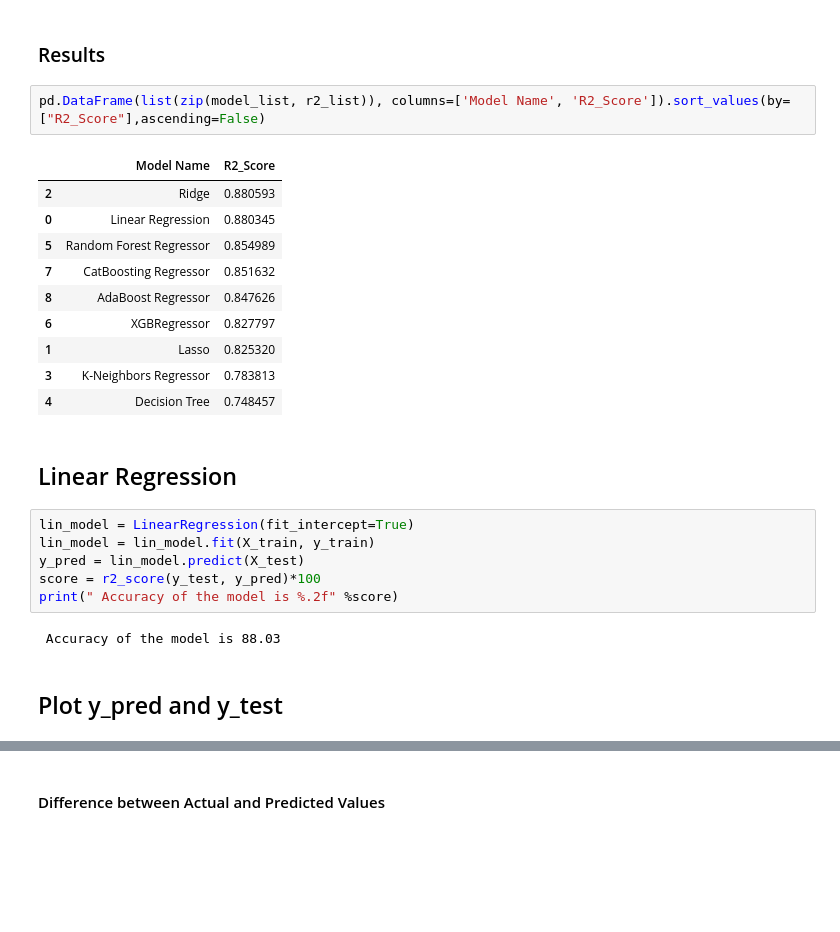
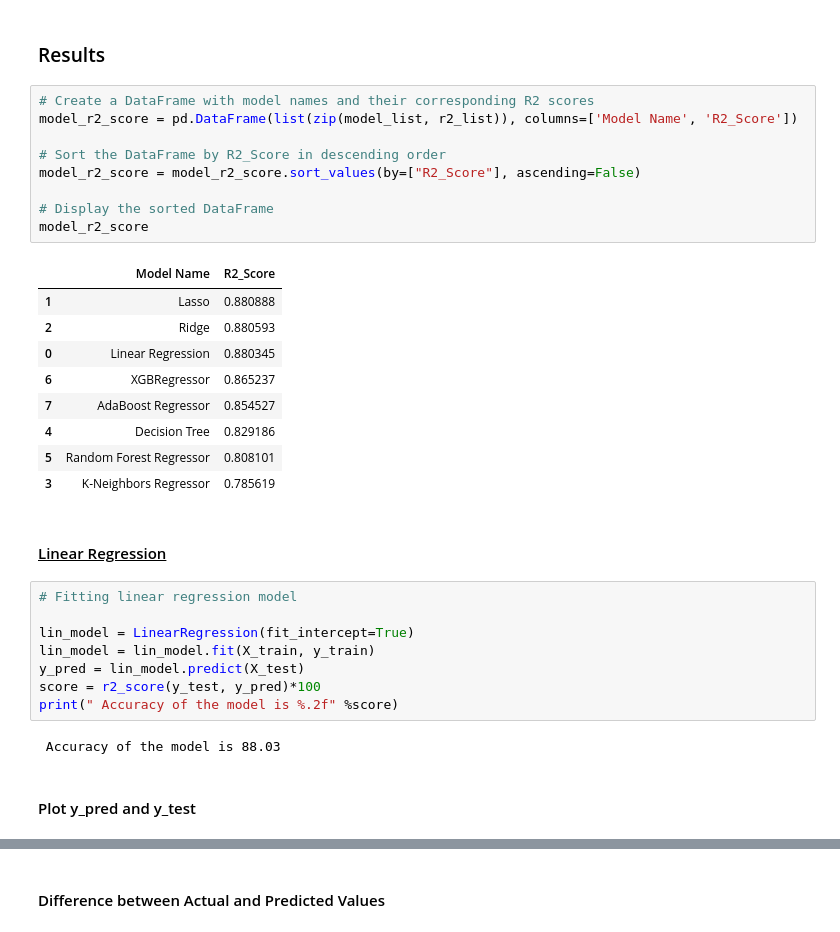
Before and after one commit to ajitmane36/End-to-End-Student-Math-Score-Prediction-with-Deployment, a Jupyter notebook: notebook/MODEL TRAINING.ipynb, the cells around one changed output, grey strips where cells are left out. Saved outputs shown, nothing was run; the diff lists cells and outputs as text; blank space fills up the shorter version.

Commit message:
Model Training

```diff
--- a/notebook/MODEL TRAINING.ipynb
+++ b/notebook/MODEL TRAINING.ipynb
@@ -203,21 +309,29 @@ Model performance for Test set
 # %% [markdown]
 ### Results
 # %%
-pd.DataFrame(list(zip(model_list, r2_list)), columns=['Model Name', 'R2_Score']).sort_values(by=["R2_Score"],ascending=False)
+# Create a DataFrame with model names and their corresponding R2 scores
+model_r2_score = pd.DataFrame(list(zip(model_list, r2_list)), columns=['Model Name', 'R2_Score'])
+
+# Sort the DataFrame by R2_Score in descending order
+model_r2_score = model_r2_score.sort_values(by=["R2_Score"], ascending=False)
+
+# Display the sorted DataFrame
+model_r2_score
 # %% [output]
 |  | Model Name | R2_Score |
+| 1 | Lasso | 0.880888 |
 | 2 | Ridge | 0.880593 |
 | 0 | Linear Regression | 0.880345 |
-| 5 | Random Forest Regressor | 0.854989 |
-| 7 | CatBoosting Regressor | 0.851632 |
-| 8 | AdaBoost Regressor | 0.847626 |
-| 6 | XGBRegressor | 0.827797 |
-| 1 | Lasso | 0.825320 |
-| 3 | K-Neighbors Regressor | 0.783813 |
-| 4 | Decision Tree | 0.748457 |
+| 6 | XGBRegressor | 0.865237 |
+| 7 | AdaBoost Regressor | 0.854527 |
+| 4 | Decision Tree | 0.829186 |
+| 5 | Random Forest Regressor | 0.808101 |
+| 3 | K-Neighbors Regressor | 0.785619 |
 # %% [markdown]
-## Linear Regression
+#### <u>Linear Regression</u>
 # %%
+# Fitting linear regression model
+
 lin_model = LinearRegression(fit_intercept=True)
 lin_model = lin_model.fit(X_train, y_train)
 y_pred = lin_model.predict(X_test)
@@ -226,4 +340,4 @@ print(" Accuracy of the model is %.2f" %score)
 # %% [output]
  Accuracy of the model is 88.03
 # %% [markdown]
-## Plot y_pred and y_test
+#### Plot y_pred and y_test
```
Also changed, not shown: parts of 9 cells of this notebook.
